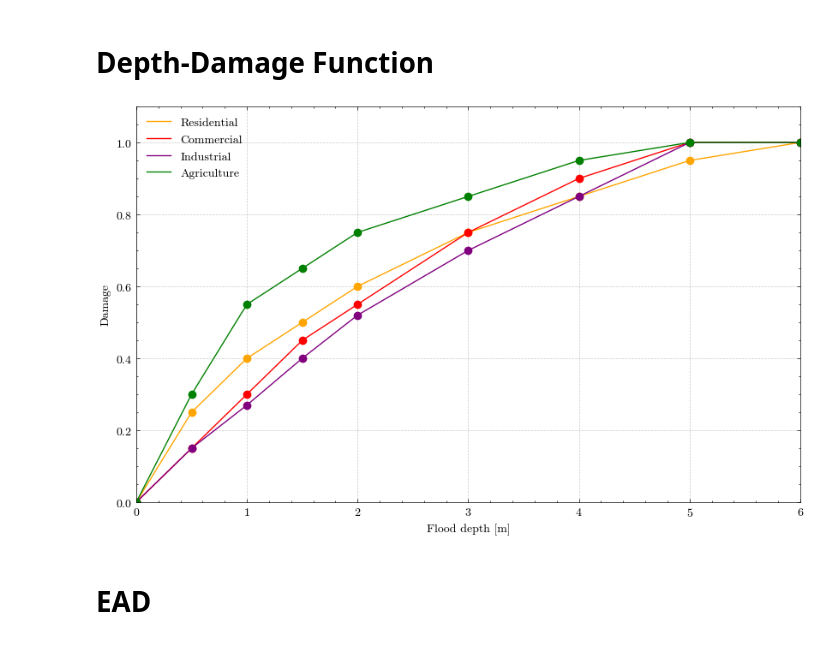
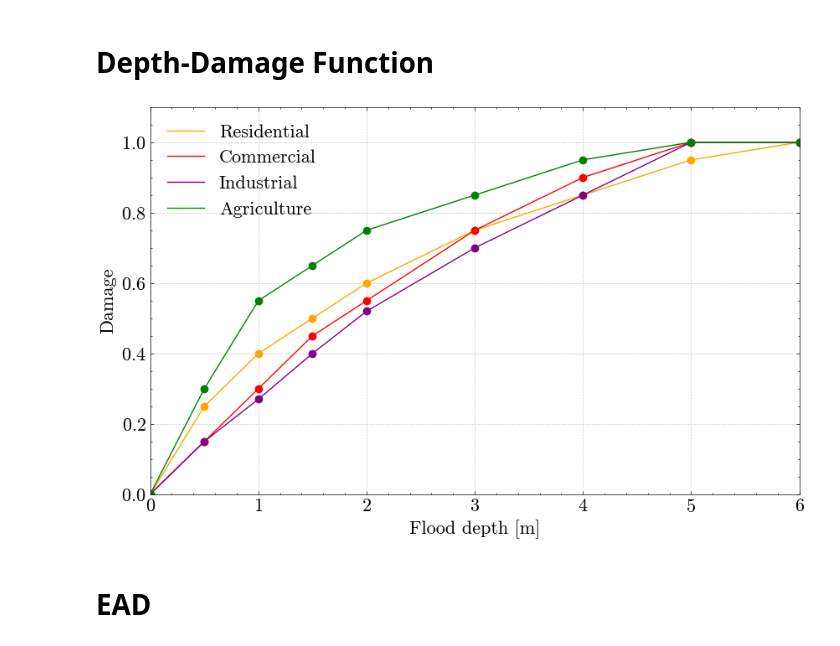
Before and after one commit to KubeljK/cvar-masters, a Jupyter notebook: notebooks/100-kk-plots-for-thesis.ipynb, the cells around one changed output. Drawn from its saved outputs; the diff is of its cells as text; code cells hidden in the pictures.

```diff
--- a/notebooks/100-kk-plots-for-thesis.ipynb
+++ b/notebooks/100-kk-plots-for-thesis.ipynb
@@ -38,19 +41,24 @@ from utils.flood_request_utils import (
 # %%
 plot_damage_function_full_range("residential", color="orange", label="Residential")
 plot_damage_function_full_range("commercial", color="red", label="Commercial")
 plot_damage_function_full_range("industrial", color="purple", label="Industrial")
-plot_damage_function_full_range("agriculture", color="green", label="Agriculture")
+fig, ax = plot_damage_function_full_range("agriculture", color="green", label="Agriculture")
 # plt.grid()
 # plt.title("Flood Depth-Damage Function (Europe)")
+
+# Set fontsize of legent to 20
+plt.rcParams.update({'font.size': 16})
 
 plt.xlim(0, 6)
 plt.ylim(0, 1.1)
 plt.legend()
 
+plt.gcf().set_size_inches(10, 6)
+plt.savefig(IMAGES_PATH + "/03/vulnerability_curve_europe.pdf", dpi=300, bbox_inches="tight")
 # Make wider
-plt.gcf().set_size_inches(10, 6)
+#
 # %% [output]
-[figure, old version]
+[figure, new version]
 # %% [markdown]
 # EAD
 # %%
```
Also changed, not shown: parts of 12 cells of this notebook, 3 other files.
